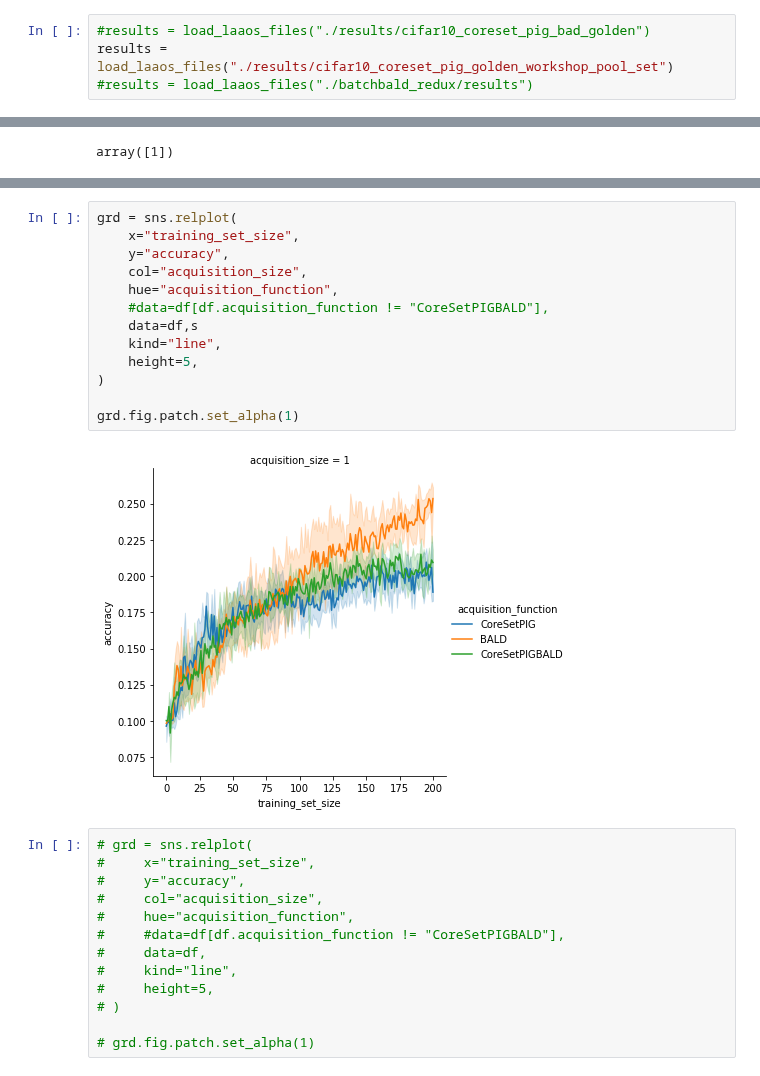
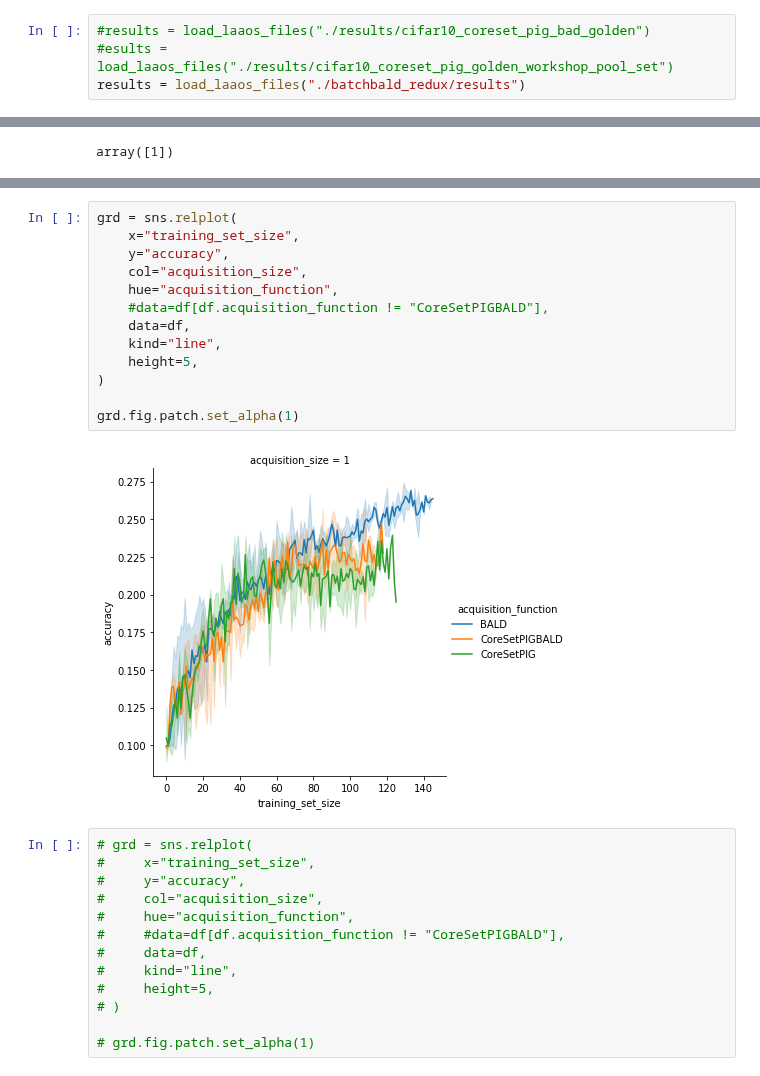
Before and after one commit to BlackHC/active_learning_redux, a Jupyter notebook: A_plots_cifar10_coreset_pig.ipynb, the cells around one changed output, grey strips where cells are left out. Cells and saved outputs as stored; diff of their text form.

```diff
--- a/A_plots_cifar10_coreset_pig.ipynb
+++ b/A_plots_cifar10_coreset_pig.ipynb
@@ -182,8 +182,8 @@ def load_laaos_files(path=None, files=None, vanilla=False, tag=None, prefix=None
         return map_dict(stores, v=functools.partial(to_namedtuple, name="Result"))
 # %%
 #results = load_laaos_files("./results/cifar10_coreset_pig_bad_golden")
-results = load_laaos_files("./results/cifar10_coreset_pig_golden_workshop_pool_set")
-#results = load_laaos_files("./batchbald_redux/results")
+#esults = load_laaos_files("./results/cifar10_coreset_pig_golden_workshop_pool_set")
+results = load_laaos_files("./batchbald_redux/results")
 # %%
 get_any(results).config
 # %% [output]
@@ -347,18 +341,18 @@ grd.fig.patch.set_alpha(1)
 # %%
 grd = sns.relplot(
     x="training_set_size",
     y="accuracy",
     col="acquisition_size",
     hue="acquisition_function",
     #data=df[df.acquisition_function != "CoreSetPIGBALD"],
-    data=df,s
+    data=df,
     kind="line",
     height=5,
 )
 
 grd.fig.patch.set_alpha(1)
 # %% [output]
-[figure, old version]
+[figure, new version]
 # %%
 # grd = sns.relplot(
 #     x="training_set_size",
```
Also changed, not shown: parts of 8 cells of this notebook.
